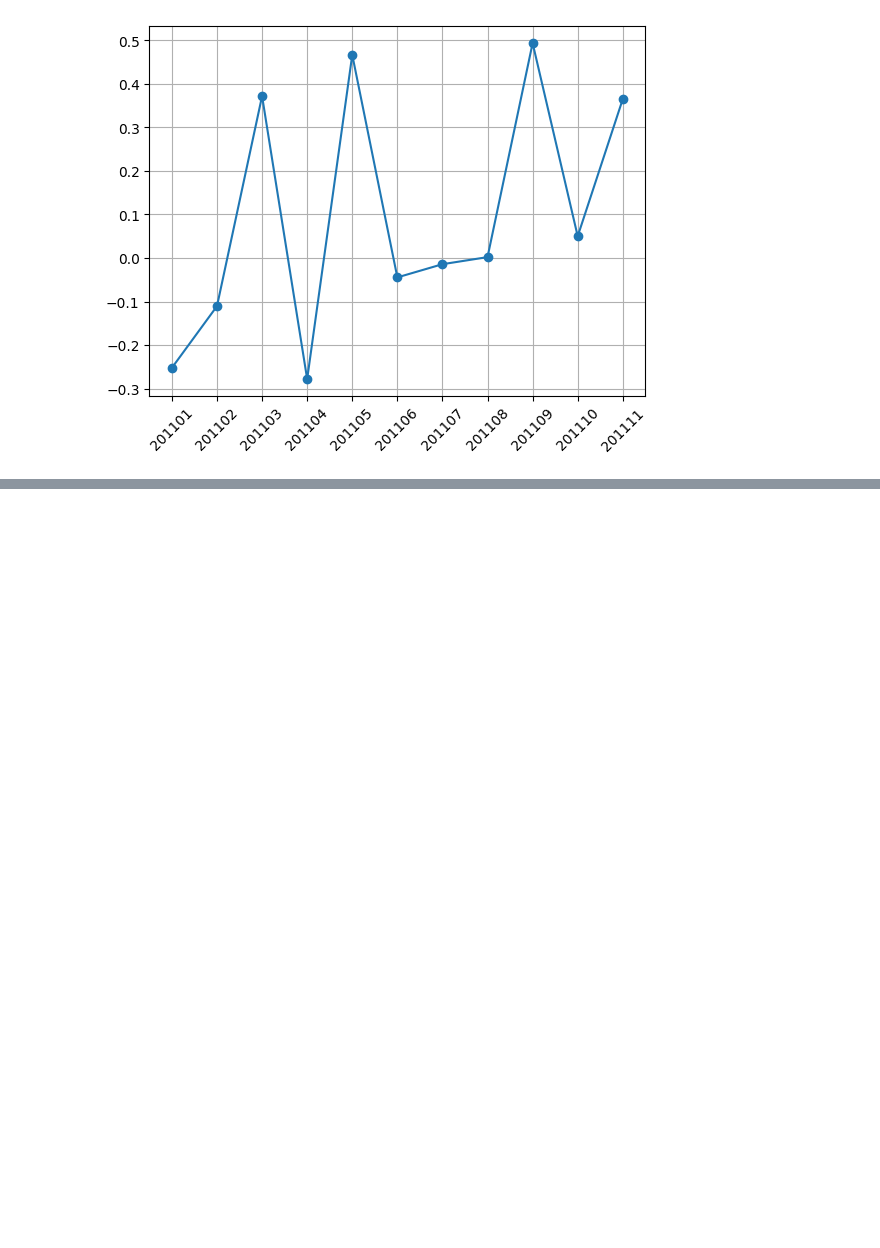
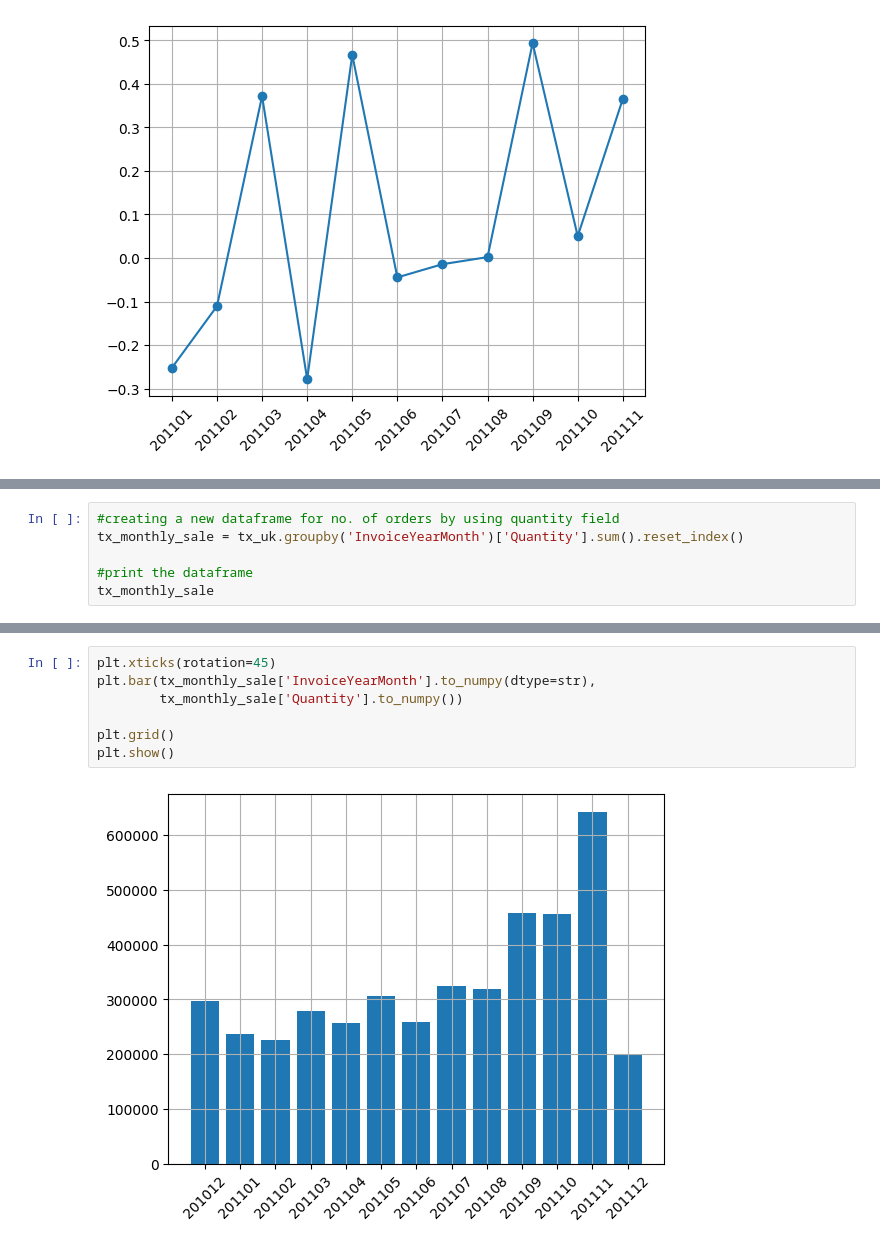
Before and after one commit to farhadspy/Machine-Learning, a Jupyter notebook: OnlineRetail.ipynb, the cells around one changed output, grey strips where cells are left out. Cells and saved outputs as stored; diff of their text form; blank space fills up the shorter version.

```diff
--- a/OnlineRetail.ipynb
+++ b/OnlineRetail.ipynb
@@ -74,0 +108,6 @@ plt.show()
+# %%
+#creating a new dataframe for no. of orders by using quantity field
+tx_monthly_sale = tx_uk.groupby('InvoiceYearMonth')['Quantity'].sum().reset_index()
+
+#print the dataframe
+tx_monthly_sale
@@ -74,0 +129,9 @@ plt.show()
+# %%
+plt.xticks(rotation=45)
+plt.bar(tx_monthly_sale['InvoiceYearMonth'].to_numpy(dtype=str),
+        tx_monthly_sale['Quantity'].to_numpy())
+
+plt.grid()
+plt.show()
+# %% [output]
+[figure, added]
```
Also changed, not shown: parts of 5 cells of this notebook.
